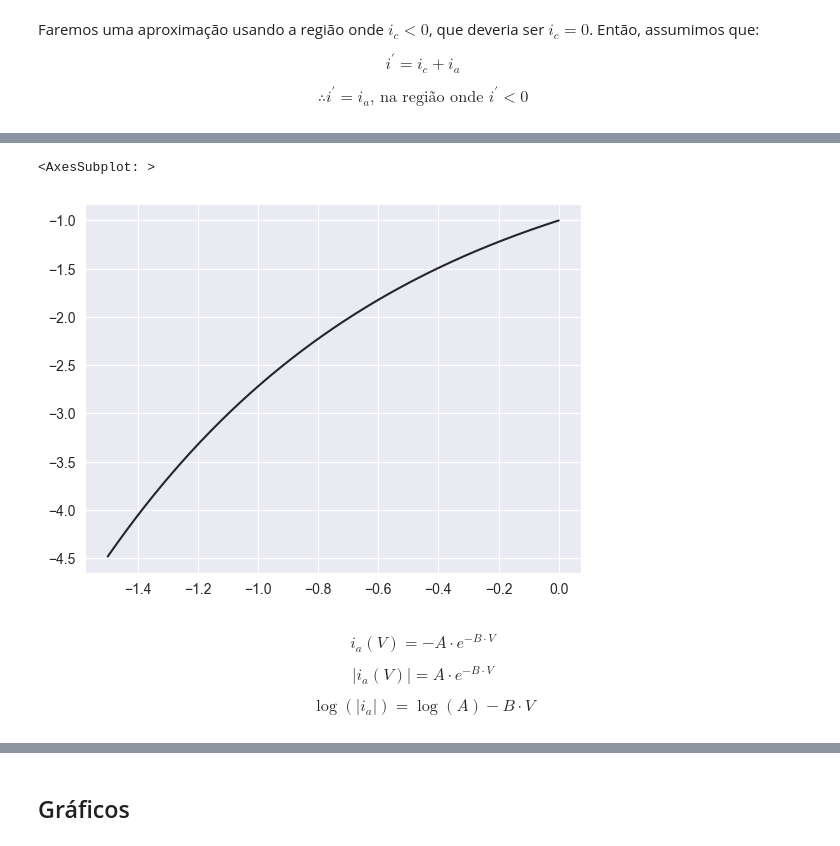
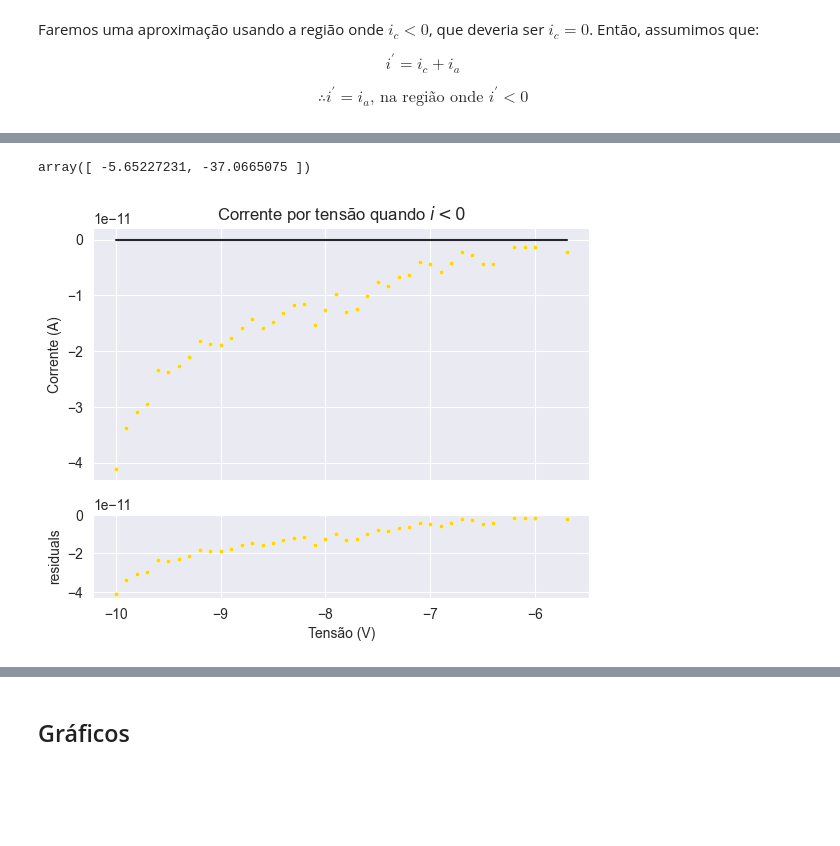
Before and after one commit to desenfados-digitais/lab_V, a Jupyter notebook: Exp1/analise.ipynb, the cells around one changed output, grey strips where cells are left out. Drawn from its saved outputs; the diff is of its cells as text; code cells hidden in the pictures; blank space fills up the shorter version.

```diff
--- a/Exp1/analise.ipynb
+++ b/Exp1/analise.ipynb
@@ -92,0 +114,6 @@ sns.lineplot(x=Ultra['V'], y=Ultra[Ultra['i'] < 0]['i'])
+# %%
+lfunc = lambda x, A, B: A*x + B
+
+logfunc = lambda x, A, B: B - A*x
+
+efunc = lambda x, A, B: -B*np.exp(-A*x)
@@ -99,13 +128,15 @@ sns.lineplot(x=-np.log(abs(Amarelo['V'])),
-# %%
-x = np.linspace(-1.5,0,1000)
-
-sns.lineplot(x=x, y=-np.exp(-x))
-# %% [output]
-<AxesSubplot: >
-[figure, removed]
-# %% [markdown]
-$$i_a(V) = -A\cdot e^{-B\cdot V}$$
-
-$$|i_a(V)| = A\cdot e^{-B\cdot V}$$
-
-$$\log(|i_a|) = \log(A) - B\cdot V$$
+# %%
+fit2
+# %% [output]
+array([ -5.65227231, -37.0665075 ])
+# %%
+ep.residual_plot(Amarelo[Amarelo['i']<0]['V'],
+                Amarelo[Amarelo['i']<0]['i'],
+                efunc,
+                (fit2[0], np.exp(fit2[1])),
+                r'Corrente por tensão quando $i<0$',
+                points_color='gold',
+                x_title='Tensão (V)',
+                y_title='Corrente (A)')
+# %% [output]
+[figure, added]
```
Also changed, not shown: parts of 14 cells of this notebook, 10 other files.
